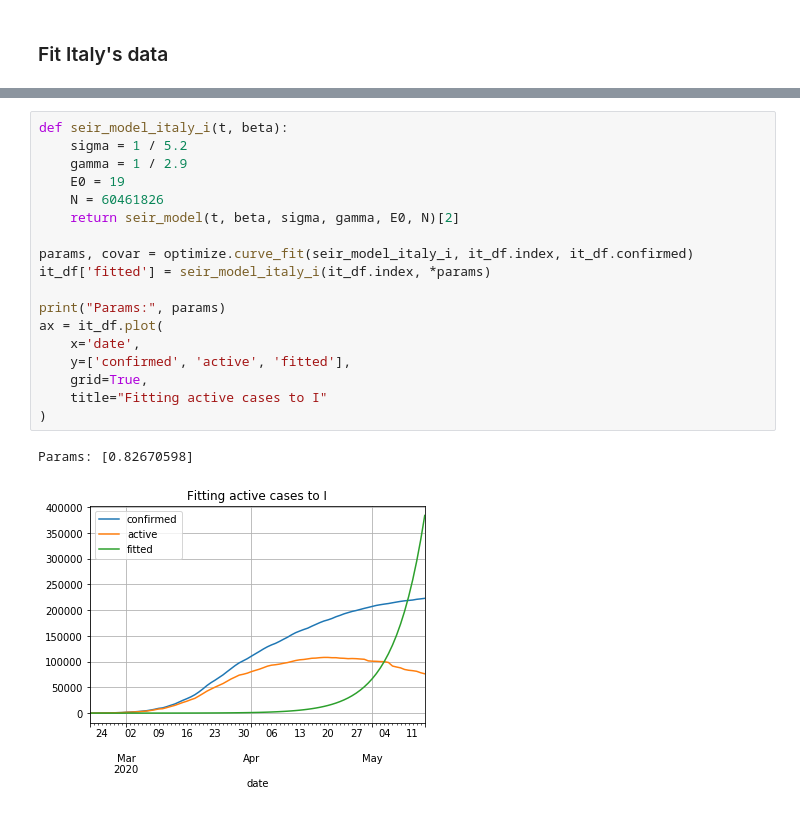
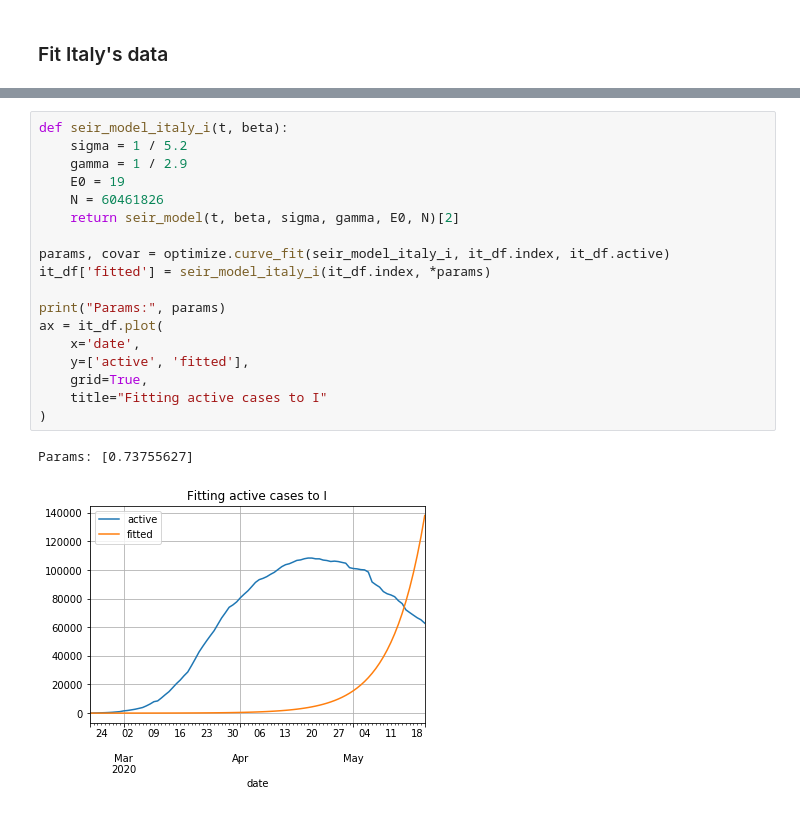
Before and after one commit to VICS-CORE/stats, a Jupyter notebook: 08_Learning_SEIR.ipynb, the cells around one changed output, grey strips where cells are left out. Cells and saved outputs as stored; diff of their text form.

Commit message:
Learning SEIR from active only. Removed reference of confirmed cases since it does not make sense.

```diff
--- a/08_Learning_SEIR.ipynb
+++ b/08_Learning_SEIR.ipynb
@@ -60,21 +60,21 @@ it_df.sample()
 # %%
 def seir_model_italy_i(t, beta):
     sigma = 1 / 5.2
     gamma = 1 / 2.9
     E0 = 19
     N = 60461826
     return seir_model(t, beta, sigma, gamma, E0, N)[2]
 
-params, covar = optimize.curve_fit(seir_model_italy_i, it_df.index, it_df.confirmed)
+params, covar = optimize.curve_fit(seir_model_italy_i, it_df.index, it_df.active)
 it_df['fitted'] = seir_model_italy_i(it_df.index, *params)
 
 print("Params:", params)
 ax = it_df.plot(
     x='date',
-    y=['confirmed', 'active', 'fitted'],
+    y=['active', 'fitted'],
     grid=True,
     title="Fitting active cases to I"
 )
 # %% [output]
-Params: [0.82670598]
+Params: [0.73755627]
-[figure, old version]
+[figure, new version]
```
Also changed, not shown: parts of 1 cell of this notebook.
